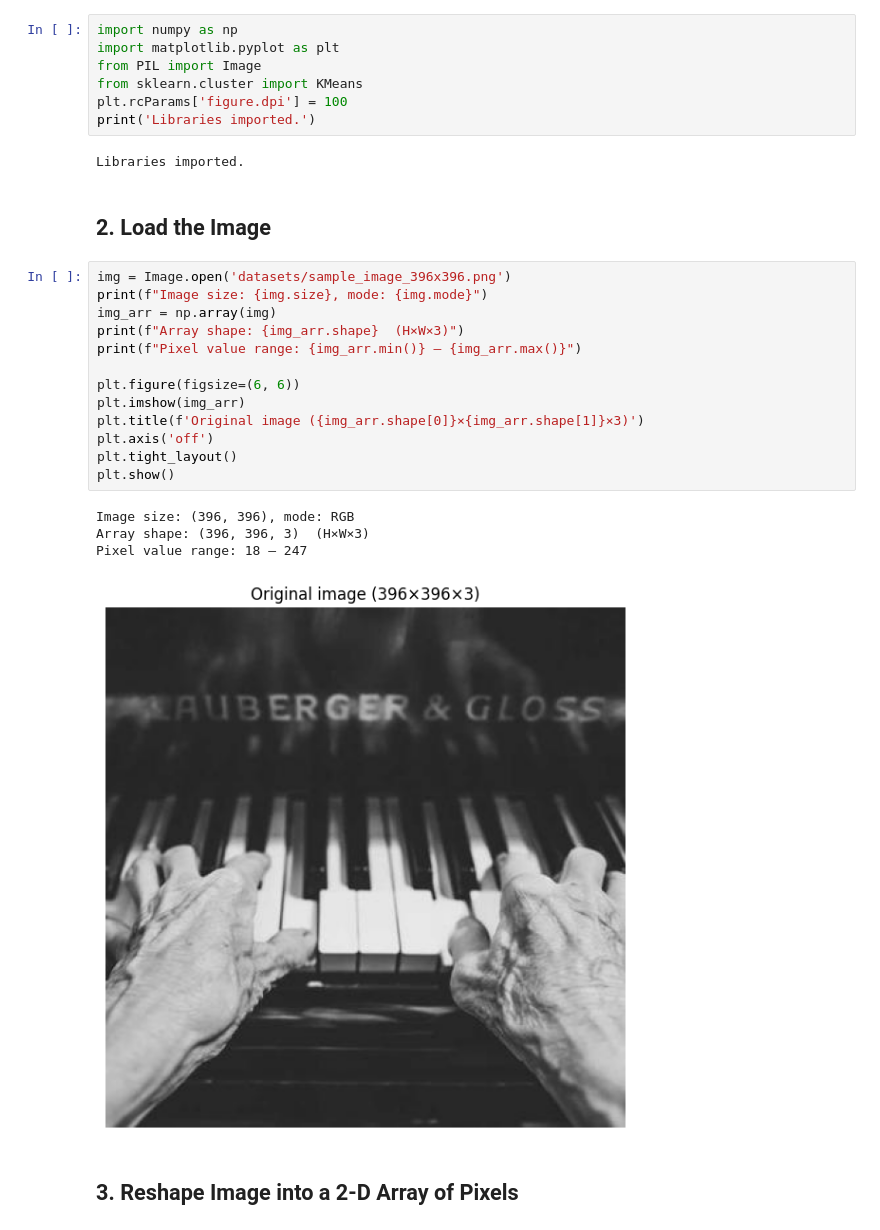
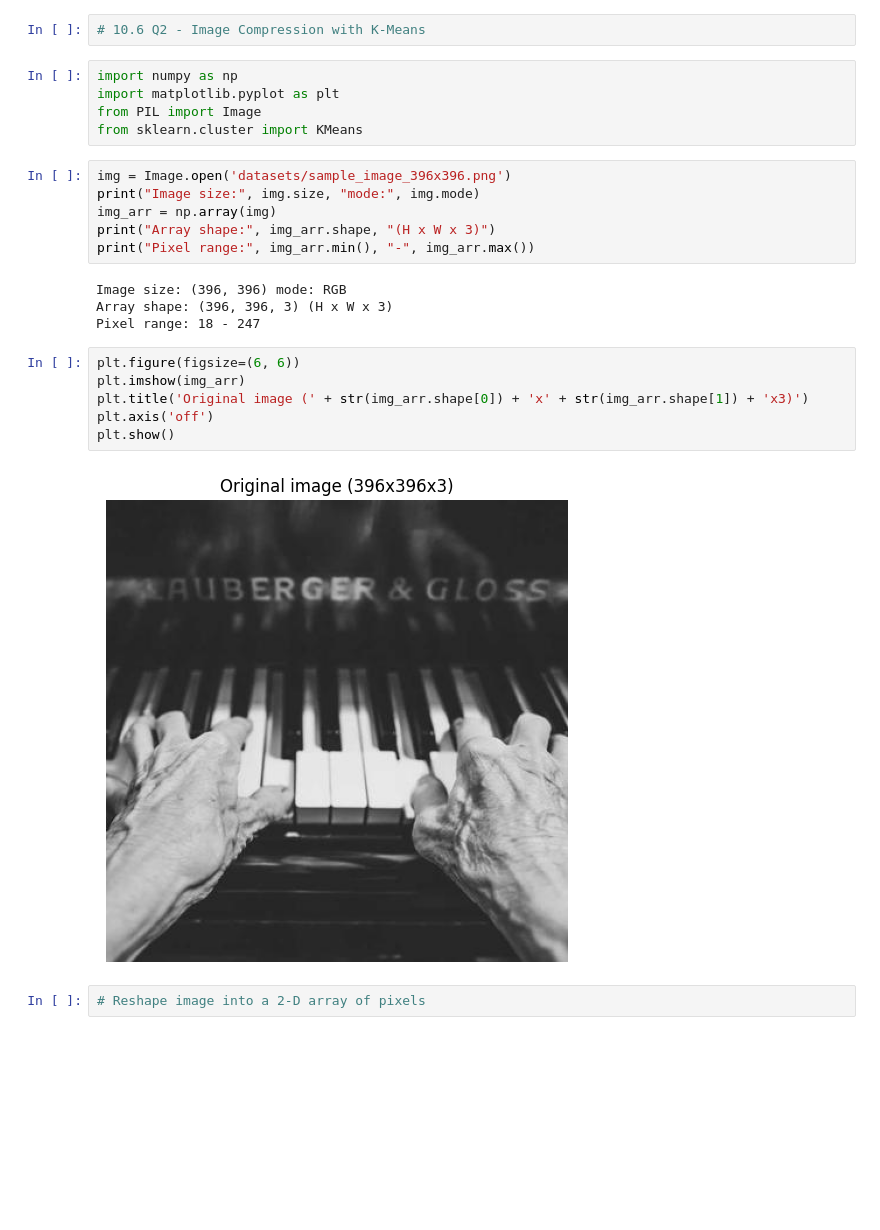
Before and after one commit to ShaikMuzzammil/ML-Lab-Activities, a Jupyter notebook: 06-K-Means-Clustering/06_Q2_Image_Compression.ipynb, the cells around one changed output. Saved outputs shown, nothing was run; the diff lists cells and outputs as text; blank space fills up the shorter version.

```diff
--- a/06-K-Means-Clustering/06_Q2_Image_Compression.ipynb
+++ b/06-K-Means-Clustering/06_Q2_Image_Compression.ipynb
@@ -69,34 +1,30 @@ Setup complete. Figures will be auto-saved to: /home/z/my-project/work/build/ML-
+# %%
+# 10.6 Q2 - Image Compression with K-Means
 # %%
 import numpy as np
 import matplotlib.pyplot as plt
 from PIL import Image
 from sklearn.cluster import KMeans
-plt.rcParams['figure.dpi'] = 100
-print('Libraries imported.')
-# %% [output]
-Libraries imported.
-# %% [markdown]
-## 2. Load the Image
 # %%
 img = Image.open('datasets/sample_image_396x396.png')
-print(f"Image size: {img.size}, mode: {img.mode}")
+print("Image size:", img.size, "mode:", img.mode)
 img_arr = np.array(img)
-print(f"Array shape: {img_arr.shape}  (H×W×3)")
-print(f"Pixel value range: {img_arr.min()} – {img_arr.max()}")
-
-plt.figure(figsize=(6, 6))
-plt.imshow(img_arr)
-plt.title(f'Original image ({img_arr.shape[0]}×{img_arr.shape[1]}×3)')
-plt.axis('off')
-plt.tight_layout()
-plt.show()
+print("Array shape:", img_arr.shape, "(H x W x 3)")
+print("Pixel range:", img_arr.min(), "-", img_arr.max())
 # %% [output]
-Image size: (396, 396), mode: RGB
-Array shape: (396, 396, 3)  (H×W×3)
-Pixel value range: 18 – 247
+Image size: (396, 396) mode: RGB
+Array shape: (396, 396, 3) (H x W x 3)
+Pixel range: 18 - 247
-[figure, removed]
-# %% [markdown]
-## 3. Reshape Image into a 2-D Array of Pixels
+# %%
+plt.figure(figsize=(6, 6))
+plt.imshow(img_arr)
+plt.title('Original image (' + str(img_arr.shape[0]) + 'x' + str(img_arr.shape[1]) + 'x3)')
+plt.axis('off')
+plt.show()
+# %% [output]
+[figure, added]
+# %%
+# Reshape image into a 2-D array of pixels
 # %%
 H, W, _ = img_arr.shape
 pixels = img_arr.reshape(-1, 3).astype(np.float32)
```
Also changed, not shown: parts of 13 cells of this notebook, 11 other files.
